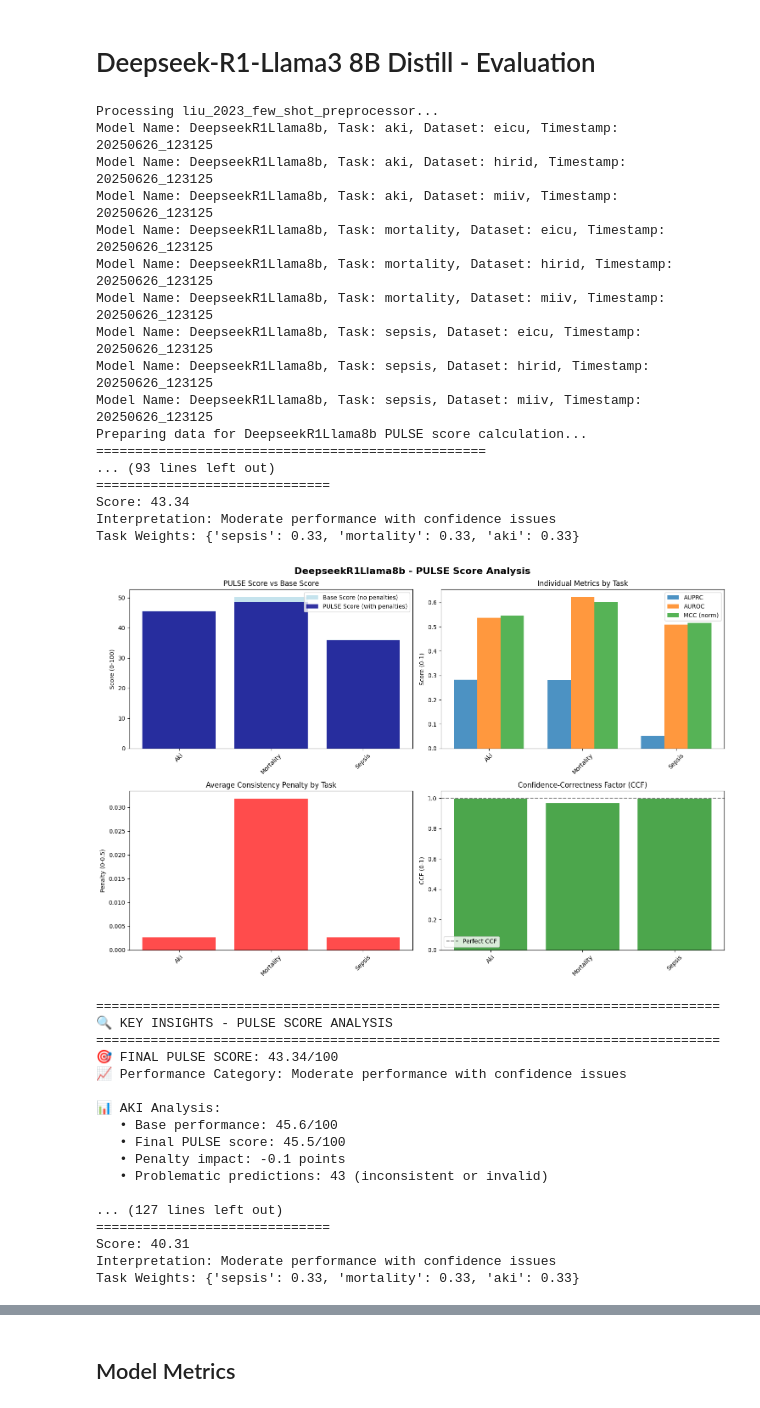
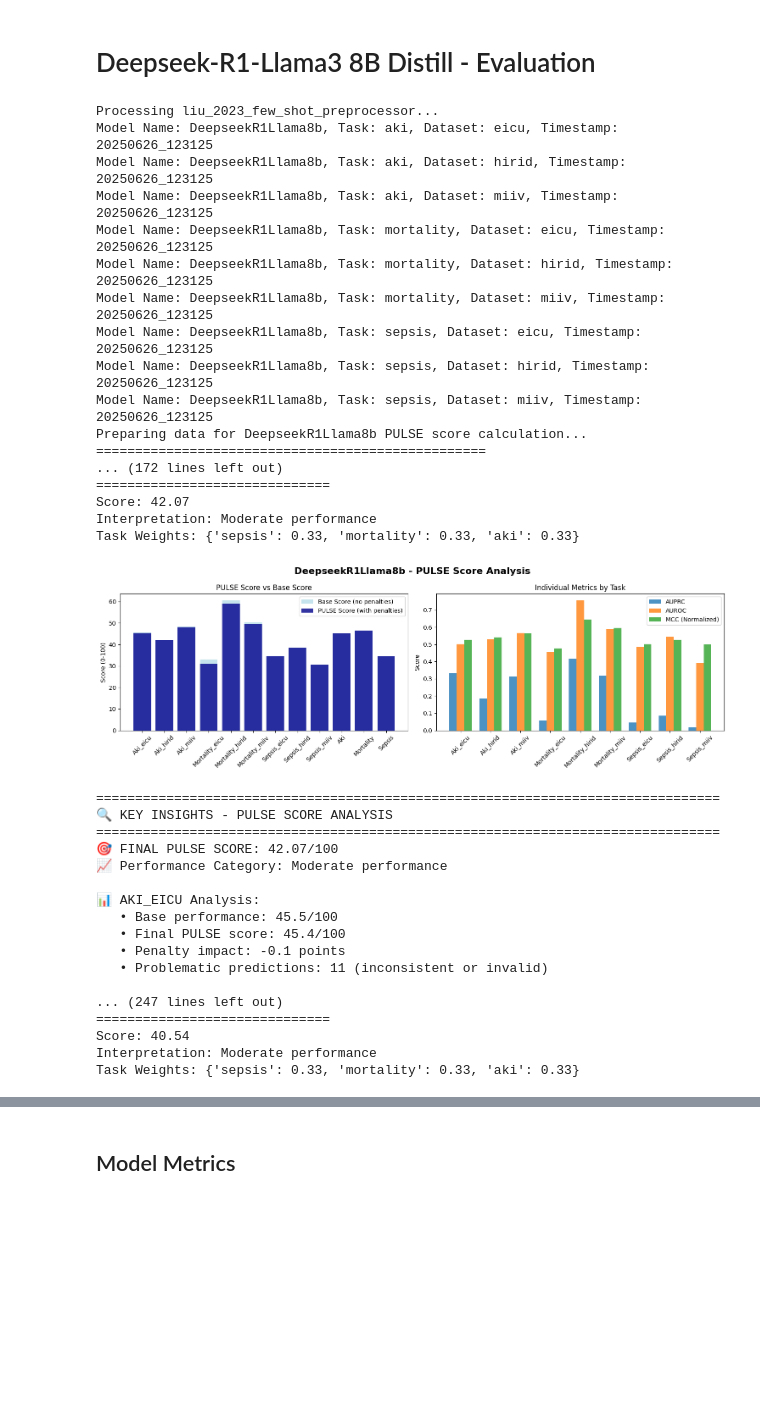
Before and after one commit to j4nberner/pulse, a Jupyter notebook: notebooks/analyze_deepseekr1_llama8b.ipynb, the cells around one changed output, grey strips where cells are left out. Drawn from its saved outputs; the diff is of its cells as text; code cells hidden in the pictures; blank space fills up the shorter version.

Commit message:
claude model bugfix mcc normalizing pulse score updates

```diff
--- a/notebooks/analyze_deepseekr1_llama8b.ipynb
+++ b/notebooks/analyze_deepseekr1_llama8b.ipynb
@@ -17,6 +17,7 @@ prompt_approaches = os.listdir(base_output_dir)
 from src.eval.pulse_score import PULSEScoreCalculator
 
 best_prompt_approach = None
+results_dict = {}
 
 for prompt_approach in prompt_approaches:
     if not os.path.isdir(os.path.join(base_output_dir, prompt_approach)):
@@ -24,54 +25,58 @@ for prompt_approach in prompt_approaches:
     print(f"Processing {prompt_approach}...")
     cat_files = LLMAnalyzer.categorize_files(
         [os.path.join(base_output_dir, prompt_approach)],
         verbose=False,
     )
     df_mdata = LLMAnalyzer.load_metadata(cat_files["metadata_files"])
+    if "Step Name" in df_mdata.columns:
+        df_mdata = df_mdata[df_mdata["Step Name"] == "final_prediction"]
+
     ps = PULSEScoreCalculator()
     pulse_score = ps.calculate_pulse_score_from_raw_data(
         df=df_mdata,
     )
-    pulse_score = pulse_score["overall"]["pulse_score"]
+    pulse_score_temp = pulse_score["overall"]["pulse_score"]
+    results_dict[prompt_approach] = pulse_score["overall"]
 
-    if best_prompt_approach is None or pulse_score > best_prompt_approach[1]:
-        best_prompt_approach = (prompt_approach, pulse_score)
+    if best_prompt_approach is None or pulse_score_temp > best_prompt_approach[1]:
+        best_prompt_approach = (prompt_approach, pulse_score_temp)
 
 print(
     f"Best prompt approach: {best_prompt_approach[0]} with PULSE score: {best_prompt_approach[1]}"
 )
 # %% [output]
 Processing liu_2023_few_shot_preprocessor...
 Model Name: DeepseekR1Llama8b, Task: aki, Dataset: eicu, Timestamp: 20250626_123125
 Model Name: DeepseekR1Llama8b, Task: aki, Dataset: hirid, Timestamp: 20250626_123125
 Model Name: DeepseekR1Llama8b, Task: aki, Dataset: miiv, Timestamp: 20250626_123125
 Model Name: DeepseekR1Llama8b, Task: mortality, Dataset: eicu, Timestamp: 20250626_123125
 Model Name: DeepseekR1Llama8b, Task: mortality, Dataset: hirid, Timestamp: 20250626_123125
 Model Name: DeepseekR1Llama8b, Task: mortality, Dataset: miiv, Timestamp: 20250626_123125
 Model Name: DeepseekR1Llama8b, Task: sepsis, Dataset: eicu, Timestamp: 20250626_123125
 Model Name: DeepseekR1Llama8b, Task: sepsis, Dataset: hirid, Timestamp: 20250626_123125
 Model Name: DeepseekR1Llama8b, Task: sepsis, Dataset: miiv, Timestamp: 20250626_123125
 Preparing data for DeepseekR1Llama8b PULSE score calculation...
 ==================================================
-... (93 lines left out)
+... (172 lines left out)
 ==============================
-Score: 43.34
-Interpretation: Moderate performance with confidence issues
+Score: 42.07
+Interpretation: Moderate performance
 Task Weights: {'sepsis': 0.33, 'mortality': 0.33, 'aki': 0.33}
-[figure, old version]
+[figure, new version]
 ================================================================================
 🔍 KEY INSIGHTS - PULSE SCORE ANALYSIS
 ================================================================================
-🎯 FINAL PULSE SCORE: 43.34/100
-📈 Performance Category: Moderate performance with confidence issues
+🎯 FINAL PULSE SCORE: 42.07/100
+📈 Performance Category: Moderate performance
 
-📊 AKI Analysis:
-   • Base performance: 45.6/100
-   • Final PULSE score: 45.5/100
+📊 AKI_EICU Analysis:
+   • Base performance: 45.5/100
+   • Final PULSE score: 45.4/100
    • Penalty impact: -0.1 points
-   • Problematic predictions: 43 (inconsistent or invalid)
+   • Problematic predictions: 11 (inconsistent or invalid)
 
-... (127 lines left out)
+... (247 lines left out)
 ==============================
-Score: 40.31
-Interpretation: Moderate performance with confidence issues
+Score: 40.54
+Interpretation: Moderate performance
 Task Weights: {'sepsis': 0.33, 'mortality': 0.33, 'aki': 0.33}
```
Also changed, not shown: parts of 6 cells of this notebook, 13 other files.
